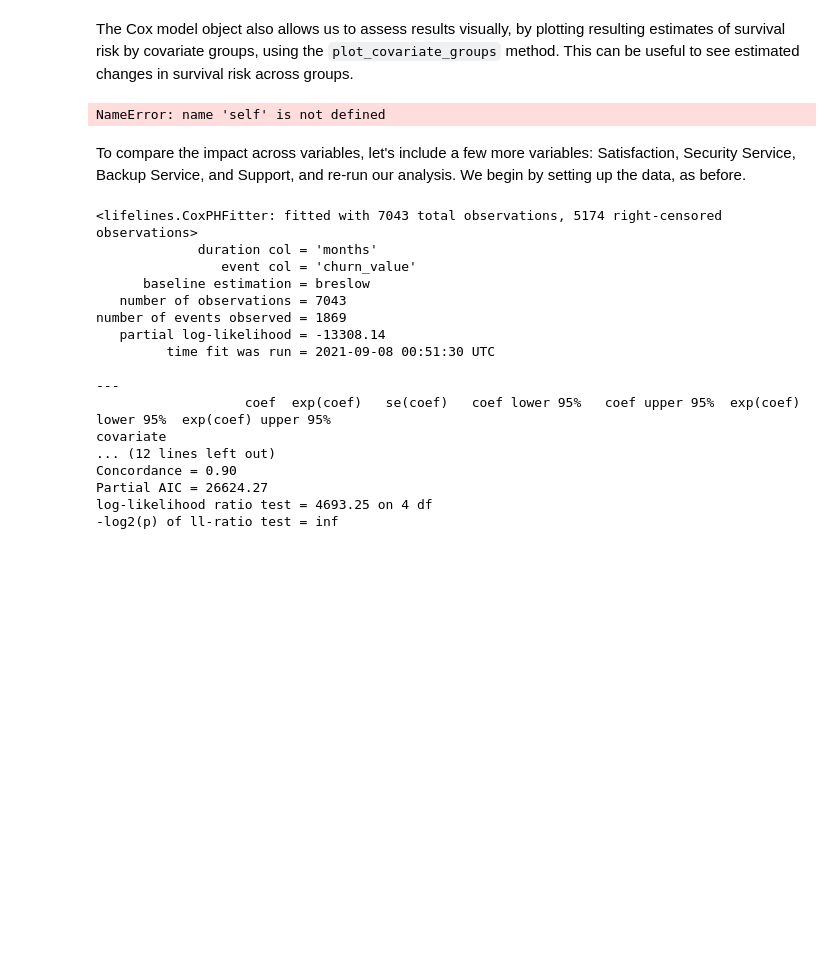
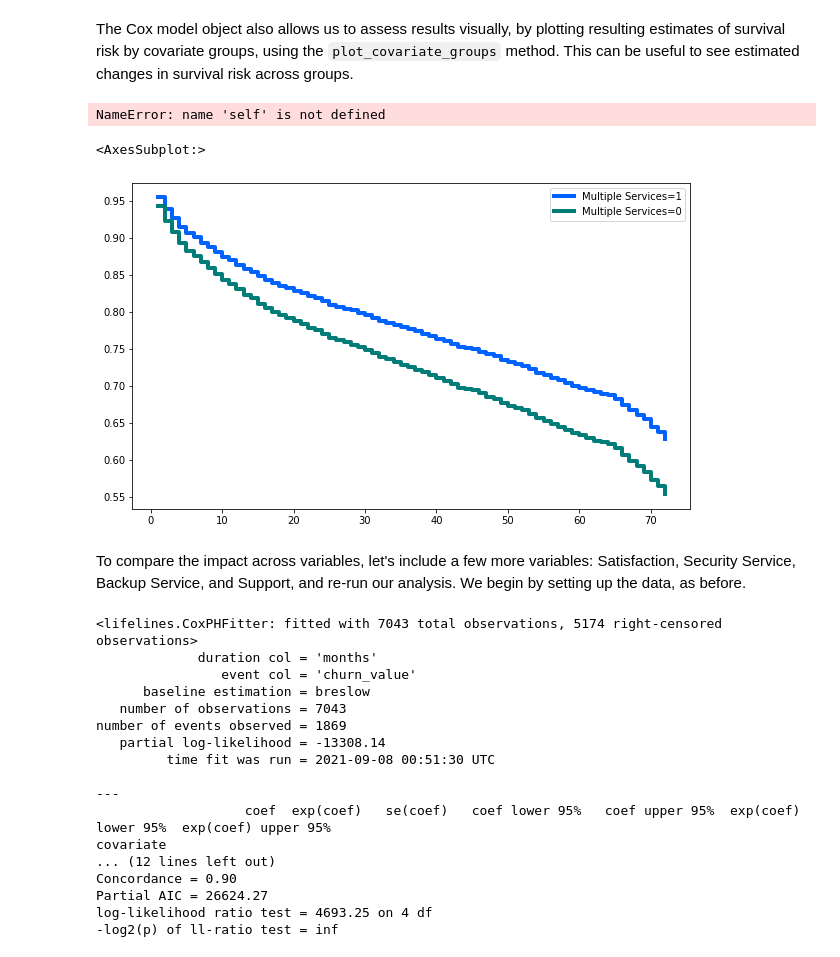
Before and after one commit to HyosikMoon/Coursera, a Jupyter notebook: Machine_Learning/Course6_Time_Series_and_Survival_Analysis/Survival_Analysis/06h_DEMO_Survival.ipynb, the cells around one changed output. Drawn from its saved outputs; the diff is of its cells as text; code cells hidden in the pictures; blank space fills up the shorter version.

```diff
--- a/Machine_Learning/Course6_Time_Series_and_Survival_Analysis/Survival_Analysis/06h_DEMO_Survival.ipynb
+++ b/Machine_Learning/Course6_Time_Series_and_Survival_Analysis/Survival_Analysis/06h_DEMO_Survival.ipynb
@@ -227,6 +227,11 @@ The Cox model object also allows us to assess results visually, by plotting resu
 cph.plot_covariate_groups('Multiple Services', [1, 0], plot_baseline=False, figsize=(10, 6), lw=4)
 # %% [output]
 NameError: name 'self' is not defined
+# %%
+cph.plot_partial_effects_on_outcome('Multiple Services', [1, 0], plot_baseline=False, figsize=(10, 6), lw=4)
+# %% [output]
+<AxesSubplot:>
+[figure, added]
 # %% [markdown]
 To compare the impact across variables, let's include a few more variables: Satisfaction, Security Service, Backup Service, and Support, and re-run our analysis. We begin by setting up the data, as before.
 # %%
```
Also changed, not shown: parts of 1 cell of this notebook, 1 other file.
